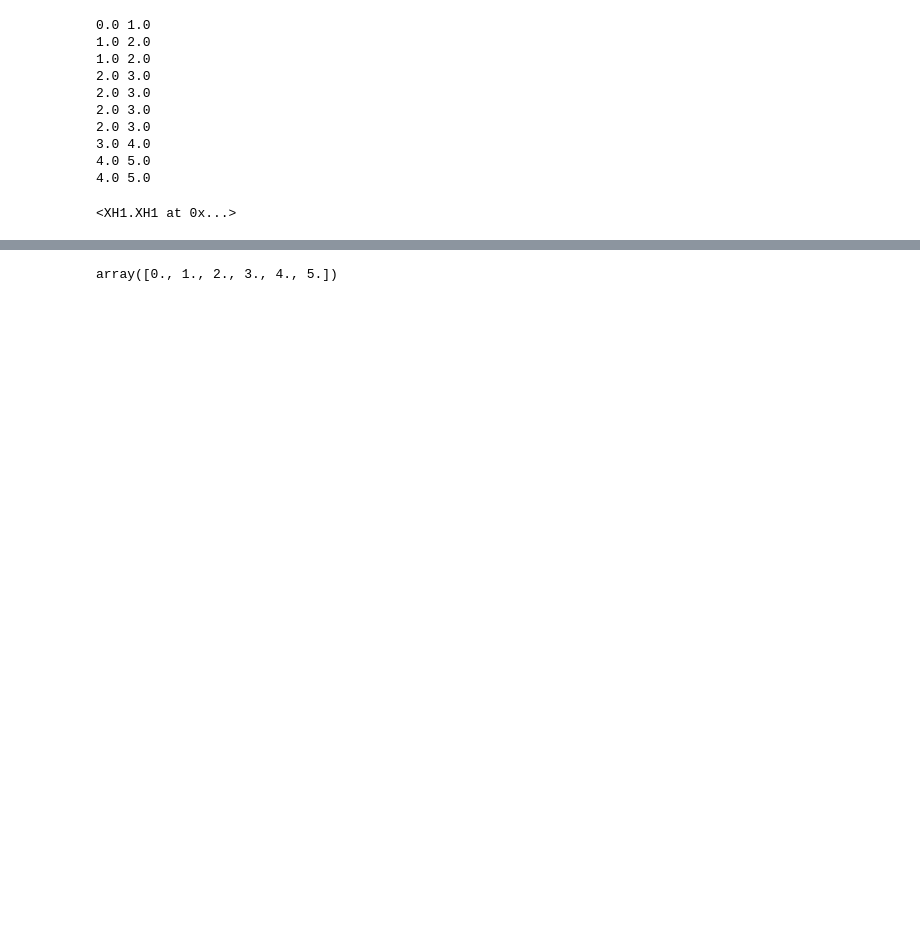
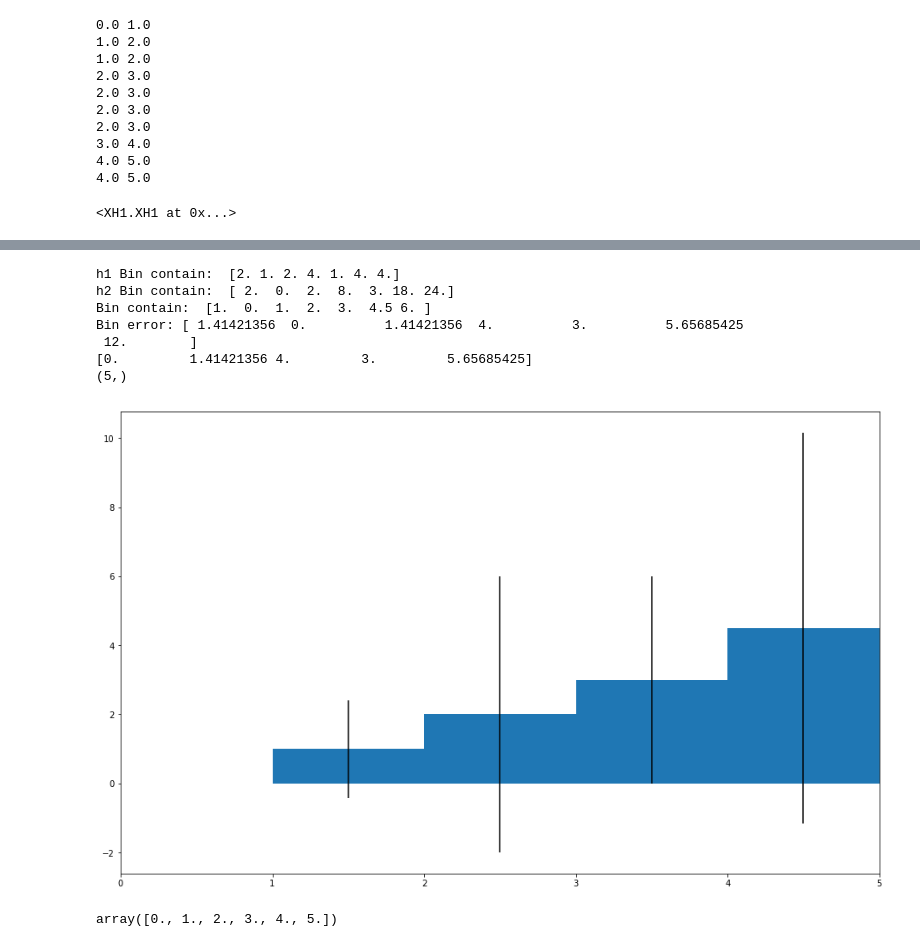
Before and after one commit to chinleock/statXPlot, a Jupyter notebook: notebook/demo.ipynb, the cells around one changed output, grey strips where cells are left out. Drawn from its saved outputs; the diff is of its cells as text; code cells hidden in the pictures; blank space fills up the shorter version.

```diff
--- a/notebook/demo.ipynb
+++ b/notebook/demo.ipynb
@@ -70,3 +79,19 @@ array([-1.        ,        -inf, -1.        , -0.5       , -0.33333333,
+# %%
+print('h1 Bin contain: ', h1.hist)
+print('h2 Bin contain: ', h2.hist)
+h2.Divide(h1,1)
+print('Bin contain: ', h2.hist)
+print('Bin error:', h2.errors)
+h2.Draw()
+# %% [output]
+h1 Bin contain:  [2. 1. 2. 4. 1. 4. 4.]
+h2 Bin contain:  [ 2.  0.  2.  8.  3. 18. 24.]
+Bin contain:  [1.  0.  1.  2.  3.  4.5 6. ]
+Bin error: [ 1.41421356  0.          1.41421356  4.          3.          5.65685425
+ 12.        ]
+[0.         1.41421356 4.         3.         5.65685425]
+(5,)
+[figure, added]
 # %%
 h1.bin_edges
 # %% [output]
```
Also changed, not shown: parts of 17 cells of this notebook, 1 other file.
